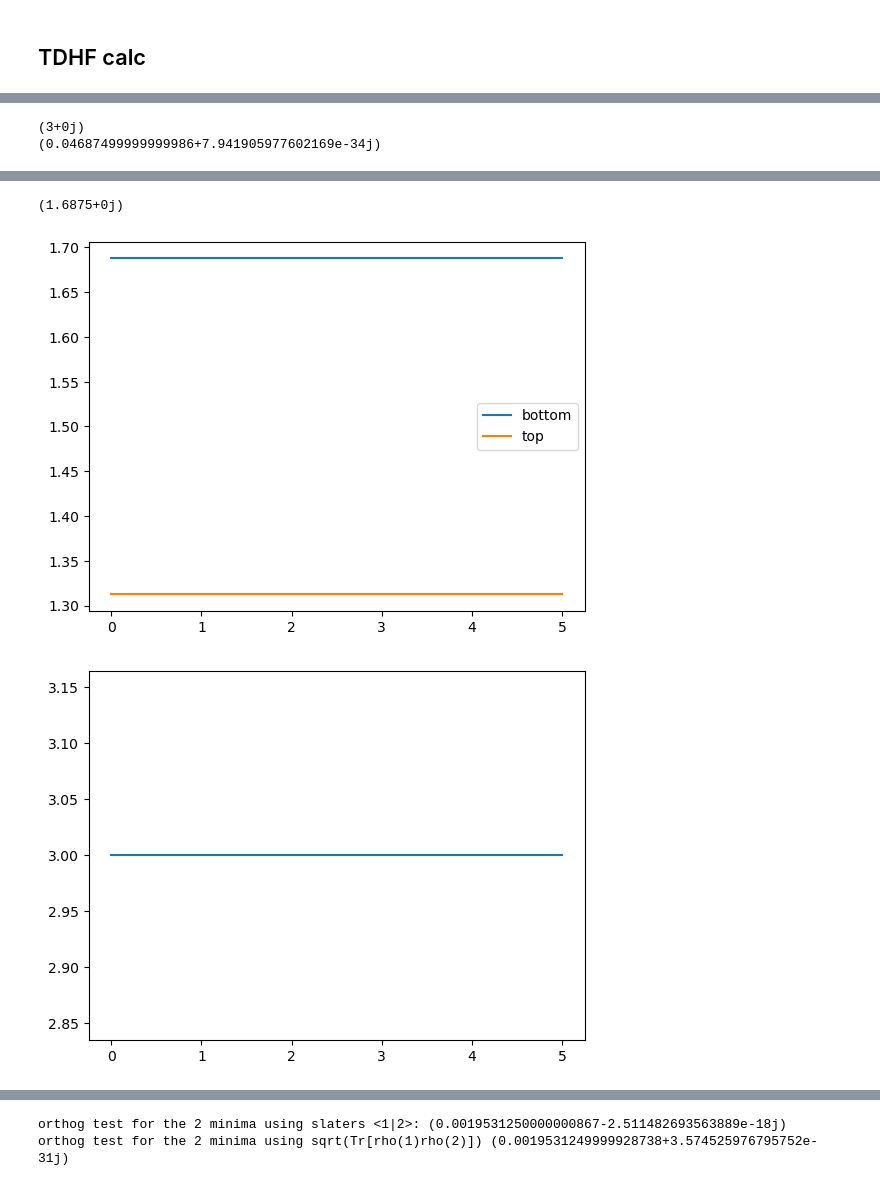
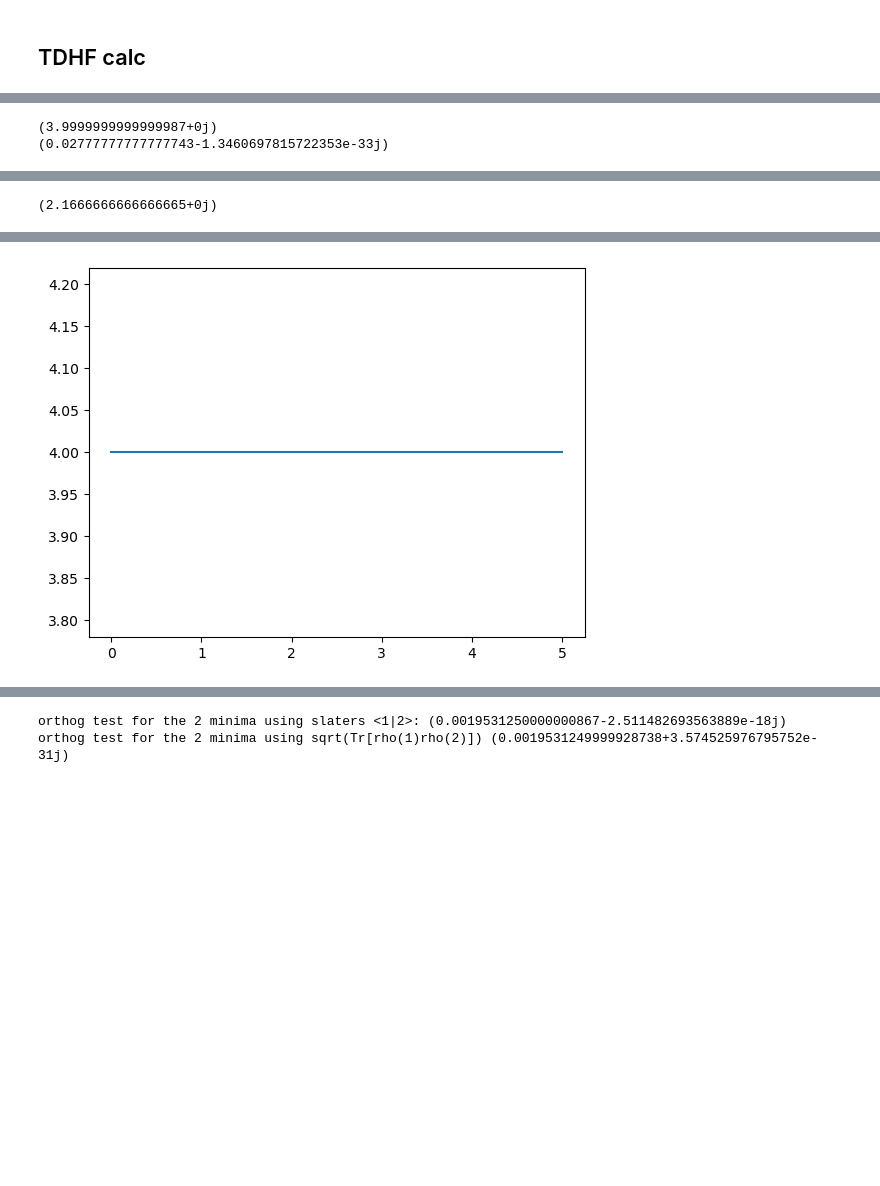
Before and after one commit to annabirke/Honours_entangle_magic, a Jupyter notebook: TDDM_Lipkin_anyN.ipynb, the cells around one changed output, grey strips where cells are left out. Cells and saved outputs as stored; diff of their text form; code cells hidden in the pictures; blank space fills up the shorter version.

```diff
--- a/TDDM_Lipkin_anyN.ipynb
+++ b/TDDM_Lipkin_anyN.ipynb
@@ -222,7 +227,7 @@ def HFstat(rho,th,phi):
 eps = 1 # energy between levels
 V = 4 # interaction energy
 
-P = 4 # number of particles, and degeneracy of each level ie 2P states total
+P = 3 # number of particles, and degeneracy of each level ie 2P states total
 # %% [markdown]
 ## TDDM calc ##
 # %%
@@ -650,7 +781,7 @@ drho/dt:
 And now we integrate
 """
 
-t_list = np.linspace(0.0,5.0,501)
+t_list = np.linspace(0.0,5.0,201)
 soln_tdhf = solve_ivp(
     fun=TDHF,
     t_span = (t_list[0],t_list[-1]),
@@ -712,12 +843,12 @@ Check number of particles in the bottom
 THIS IS STILL A BIT MESSY, NOT SURE WHICH HF MIN FUNCTION IS CORRECT
 """
 
-D_tdhf = antisym_3_full_t( np.einsum('ilt,jmt,knt->ijklmnt',rho_soln_tdhf,rho_soln_tdhf,rho_soln_tdhf) )
-plt.plot(soln_tdhf.t, HFstatD(D_tdhf,np.arccos(eps/(V*P-V)),0),label='min1')
-plt.plot(soln_tdhf.t, HFstatD(D_tdhf,np.arccos(eps/(V*P-V)),np.pi),label='min2')
-plt.legend()
-# plt.ylim(0,0.2)
-plt.show()
+# D_tdhf = antisym_3_full_t( np.einsum('ilt,jmt,knt->ijklmnt',rho_soln_tdhf,rho_soln_tdhf,rho_soln_tdhf) )
+# plt.plot(soln_tdhf.t, HFstatD(D_tdhf,np.arccos(eps/(V*P-V)),0),label='min1')
+# plt.plot(soln_tdhf.t, HFstatD(D_tdhf,np.arccos(eps/(V*P-V)),np.pi),label='min2')
+# plt.legend()
+# # plt.ylim(0,0.2)
+# plt.show()
 
 print(HFstat(rho_soln_tdhf,np.arccos(eps/(V*P-V)),0)[0])
 print(HFstat(rho_soln_tdhf,np.arccos(eps/(V*P-V)),np.pi)[0])
@@ -738,3 +869,5 @@ plt.show()
 plt.plot(soln_tdhf.t,Ndown(rho_soln_tdhf)+Nup(rho_soln_tdhf))
 plt.show()
 # %% [output]
+(3.9999999999999987+0j)
+(0.02777777777777743-1.3460697815722353e-33j)
@@ -742,2 +875 @@ plt.show()
-(3+0j)
-(0.04687499999999986+7.941905977602169e-34j)
+(2.1666666666666665+0j)
@@ -745,6 +877,4 @@ plt.show()
-(1.6875+0j)
-[figure, old version]
+[figure, new version]
-[figure, removed]
 # %%
 """
 check tdhf property rho^2 = rho
```
Also changed, not shown: parts of 13 cells of this notebook, 5 other files.
